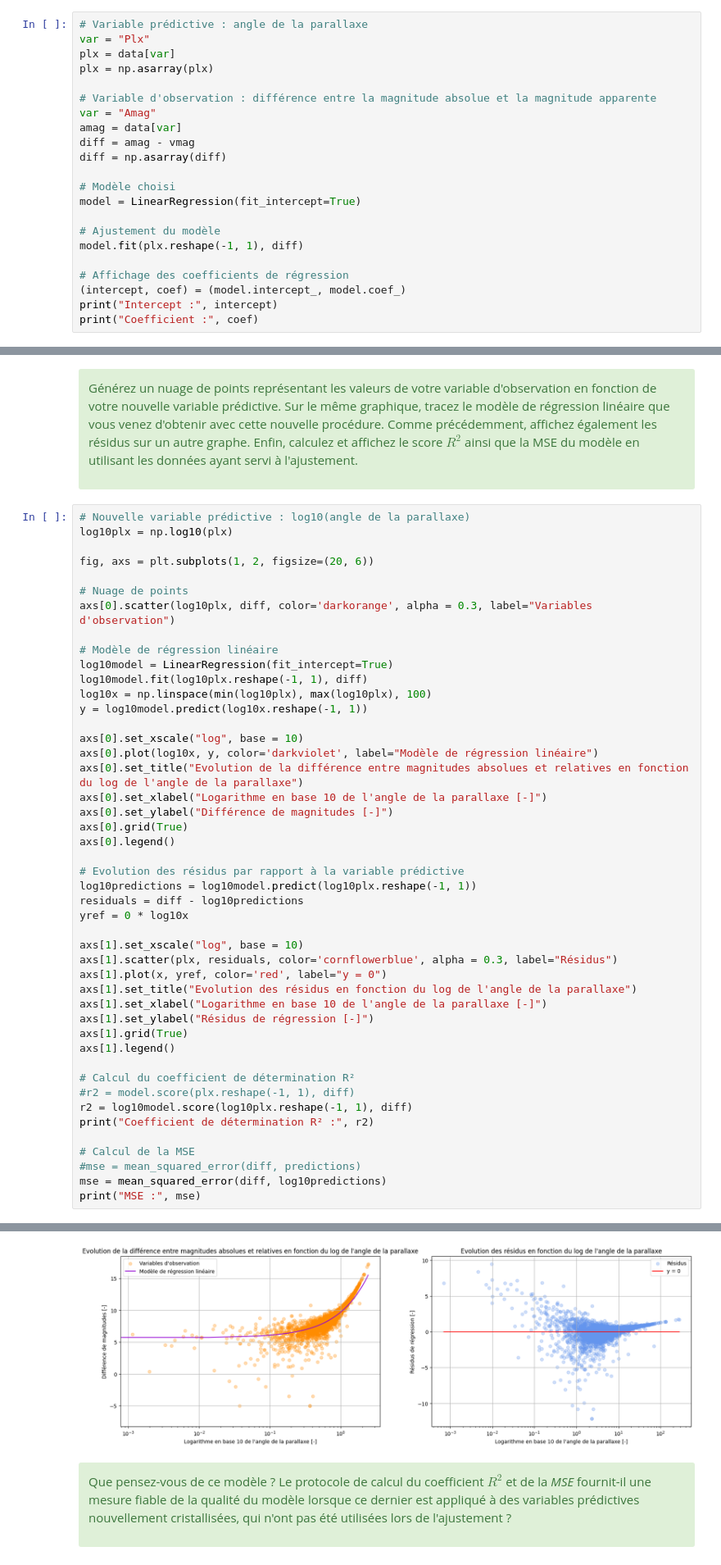
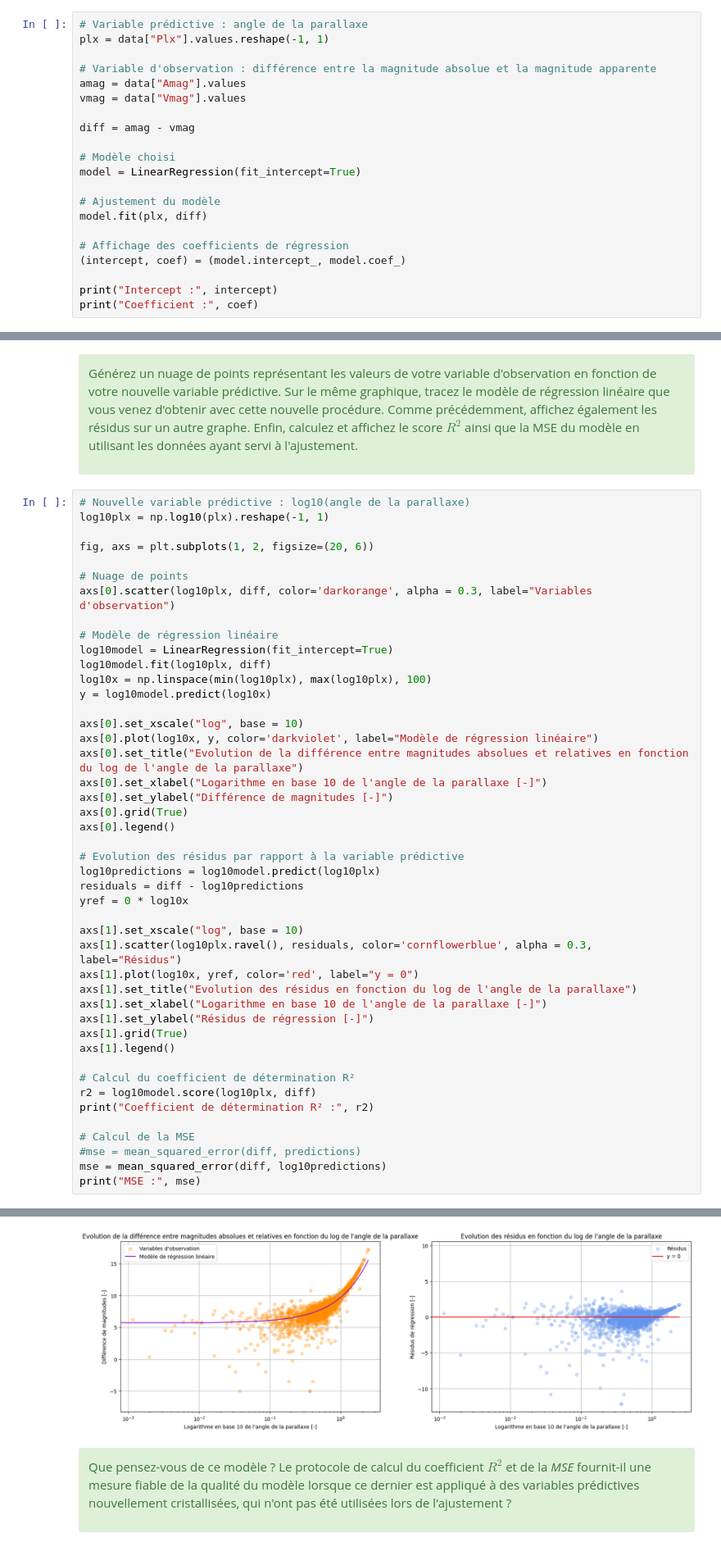
Before and after one commit to MehdiBoustani/Estimation-par-intervalle-et-regression, a Jupyter notebook: math0487_hw2.ipynb, the cells around one changed output, grey strips where cells are left out. Shown at 82% size. Cells and saved outputs as stored; diff of their text form.

```diff
--- a/math0487_hw2.ipynb
+++ b/math0487_hw2.ipynb
@@ -521,24 +421,23 @@ Dans un premier temps, tentez de faire un modèle simple de régression linéair
 </div>
 # %%
 # Variable prédictive : angle de la parallaxe
-var = "Plx"
-plx = data[var]
-plx = np.asarray(plx)
+plx = data["Plx"].values.reshape(-1, 1)
 
 # Variable d'observation : différence entre la magnitude absolue et la magnitude apparente
-var = "Amag"
-amag = data[var]
+amag = data["Amag"].values
+vmag = data["Vmag"].values
+
 diff = amag - vmag
-diff = np.asarray(diff)
 
 # Modèle choisi
 model = LinearRegression(fit_intercept=True)
 
 # Ajustement du modèle
-model.fit(plx.reshape(-1, 1), diff)
+model.fit(plx, diff)
 
 # Affichage des coefficients de régression
 (intercept, coef) = (model.intercept_, model.coef_)
+
 print("Intercept :", intercept)
 print("Coefficient :", coef)
 # %% [output]
@@ -601,7 +500,7 @@ Générez un nuage de points représentant les valeurs de votre variable d'obser
 </div>
 # %%
 # Nouvelle variable prédictive : log10(angle de la parallaxe)
-log10plx = np.log10(plx)
+log10plx = np.log10(plx).reshape(-1, 1)
 
 fig, axs = plt.subplots(1, 2, figsize=(20, 6))
 
@@ -610,45 +509,44 @@ axs[0].scatter(log10plx, diff, color='darkorange', alpha = 0.3, label="Variables
 
 # Modèle de régression linéaire
 log10model = LinearRegression(fit_intercept=True)
-log10model.fit(log10plx.reshape(-1, 1), diff)
+log10model.fit(log10plx, diff)
 log10x = np.linspace(min(log10plx), max(log10plx), 100)
-y = log10model.predict(log10x.reshape(-1, 1))
+y = log10model.predict(log10x)
 
 axs[0].set_xscale("log", base = 10)
 axs[0].plot(log10x, y, color='darkviolet', label="Modèle de régression linéaire")
 axs[0].set_title("Evolution de la différence entre magnitudes absolues et relatives en fonction du log de l'angle de la parallaxe")
 axs[0].set_xlabel("Logarithme en base 10 de l'angle de la parallaxe [-]")
 axs[0].set_ylabel("Différence de magnitudes [-]")
 axs[0].grid(True)
 axs[0].legend()
 
 # Evolution des résidus par rapport à la variable prédictive
-log10predictions = log10model.predict(log10plx.reshape(-1, 1))
+log10predictions = log10model.predict(log10plx)
 residuals = diff - log10predictions
 yref = 0 * log10x
 
 axs[1].set_xscale("log", base = 10)
-axs[1].scatter(plx, residuals, color='cornflowerblue', alpha = 0.3, label="Résidus")
-axs[1].plot(x, yref, color='red', label="y = 0")
+axs[1].scatter(log10plx.ravel(), residuals, color='cornflowerblue', alpha = 0.3, label="Résidus")
+axs[1].plot(log10x, yref, color='red', label="y = 0")
 axs[1].set_title("Evolution des résidus en fonction du log de l'angle de la parallaxe")
 axs[1].set_xlabel("Logarithme en base 10 de l'angle de la parallaxe [-]")
 axs[1].set_ylabel("Résidus de régression [-]")
 axs[1].grid(True)
 axs[1].legend()
 
 # Calcul du coefficient de détermination R²
-#r2 = model.score(plx.reshape(-1, 1), diff)
-r2 = log10model.score(log10plx.reshape(-1, 1), diff)
+r2 = log10model.score(log10plx, diff)
 print("Coefficient de détermination R² :", r2)
 
 # Calcul de la MSE
 #mse = mean_squared_error(diff, predictions)
 mse = mean_squared_error(diff, log10predictions)
 print("MSE :", mse)
 # %% [output]
 Coefficient de détermination R² : 0.713973974310058
 MSE : 1.5760381767243705
-[figure, old version]
+[figure, new version]
 # %% [markdown]
 <div class="alert alert-block alert-success">
 
```
Also changed, not shown: parts of 13 cells of this notebook, 3 other files.
